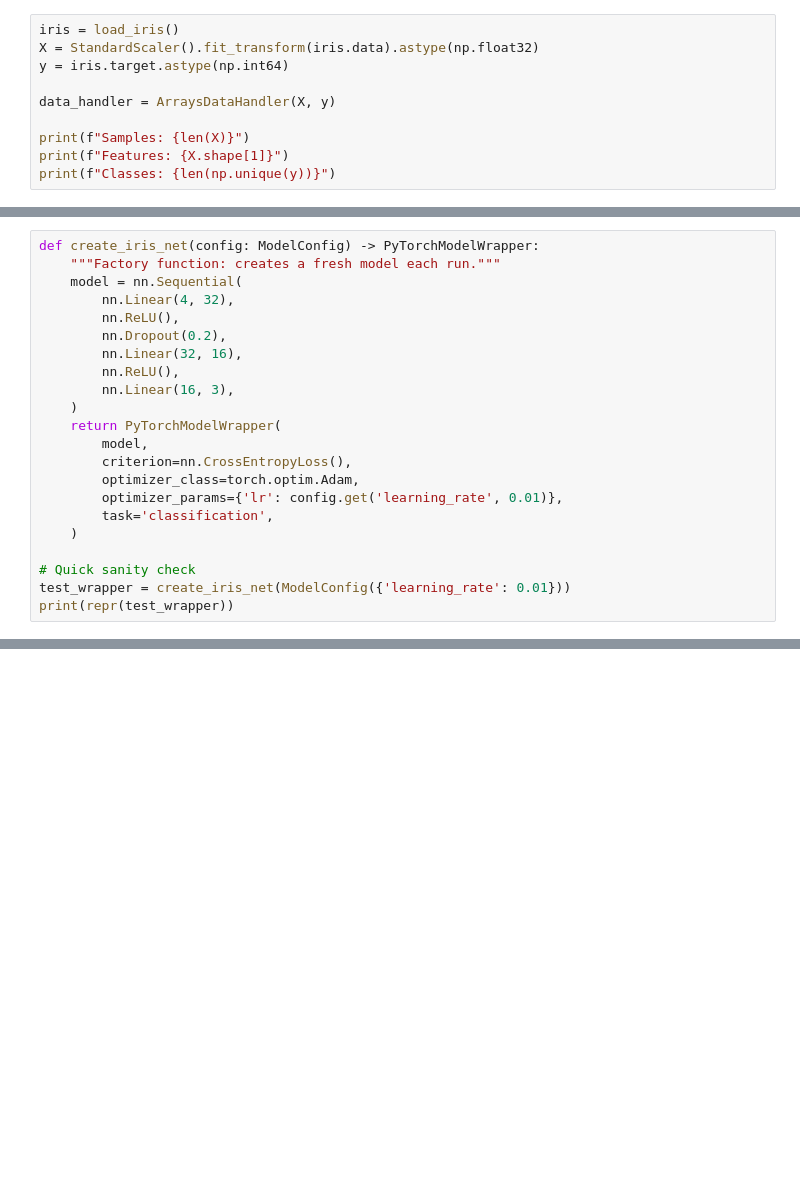
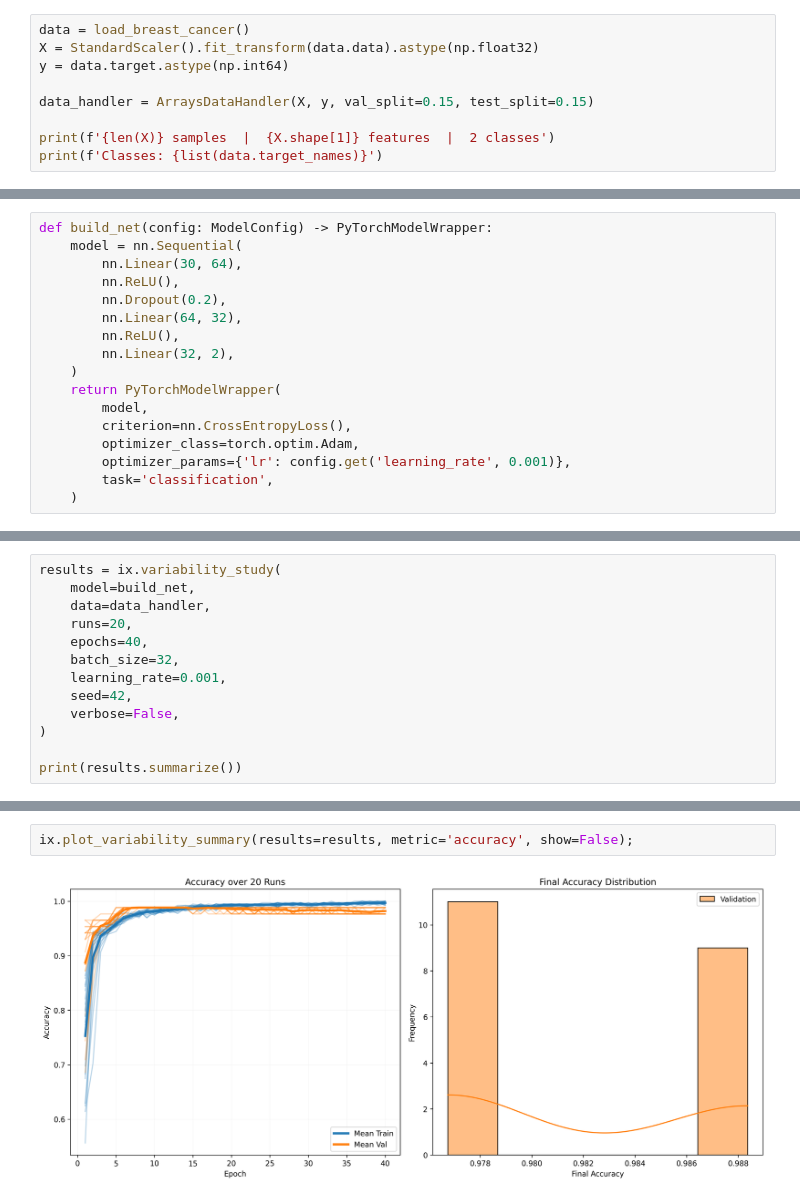
Before and after one commit to skizlik/ictonyx, a Jupyter notebook: examples/04_pytorch_classification.ipynb, the cells around one changed output, grey strips where cells are left out. Cells and saved outputs as stored; diff of their text form; blank space fills up the shorter version.

Commit message:
finalise v0.4.0: README, quickstart, examples, version bump

```diff
--- a/examples/04_pytorch_classification.ipynb
+++ b/examples/04_pytorch_classification.ipynb
@@ -42,11 +42,10 @@ StandardScaler normalizes features, which helps the network converge faster.
 # %%
-iris = load_iris()
-X = StandardScaler().fit_transform(iris.data).astype(np.float32)
-y = iris.target.astype(np.int64)
+data = load_breast_cancer()
+X = StandardScaler().fit_transform(data.data).astype(np.float32)
+y = data.target.astype(np.int64)
 
-data_handler = ArraysDataHandler(X, y)
+data_handler = ArraysDataHandler(X, y, val_split=0.15, test_split=0.15)
 
-print(f"Samples: {len(X)}")
-print(f"Features: {X.shape[1]}")
-print(f"Classes: {len(np.unique(y))}")
+print(f'{len(X)} samples  |  {X.shape[1]} features  |  2 classes')
+print(f'Classes: {list(data.target_names)}')
 # %% [output]
@@ -66,22 +60,17 @@ The `PyTorchModelWrapper` takes:
 # %%
-def create_iris_net(config: ModelConfig) -> PyTorchModelWrapper:
-    """Factory function: creates a fresh model each run."""
+def build_net(config: ModelConfig) -> PyTorchModelWrapper:
     model = nn.Sequential(
-        nn.Linear(4, 32),
+        nn.Linear(30, 64),
         nn.ReLU(),
         nn.Dropout(0.2),
-        nn.Linear(32, 16),
+        nn.Linear(64, 32),
         nn.ReLU(),
-        nn.Linear(16, 3),
+        nn.Linear(32, 2),
     )
     return PyTorchModelWrapper(
         model,
         criterion=nn.CrossEntropyLoss(),
         optimizer_class=torch.optim.Adam,
-        optimizer_params={'lr': config.get('learning_rate', 0.01)},
+        optimizer_params={'lr': config.get('learning_rate', 0.001)},
         task='classification',
     )
-
-# Quick sanity check
-test_wrapper = create_iris_net(ModelConfig({'learning_rate': 0.01}))
-print(repr(test_wrapper))
@@ -193,0 +81,13 @@ results.to_dataframe()
+# %%
+results = ix.variability_study(
+    model=build_net,
+    data=data_handler,
+    runs=20,
+    epochs=40,
+    batch_size=32,
+    learning_rate=0.001,
+    seed=42,
+    verbose=False,
+)
+
+print(results.summarize())
@@ -193,0 +126,4 @@ results.to_dataframe()
+# %%
+ix.plot_variability_summary(results=results, metric='accuracy', show=False);
+# %% [output]
+[figure, added]
```
Also changed, not shown: parts of 26 cells of this notebook, 16 other files.
